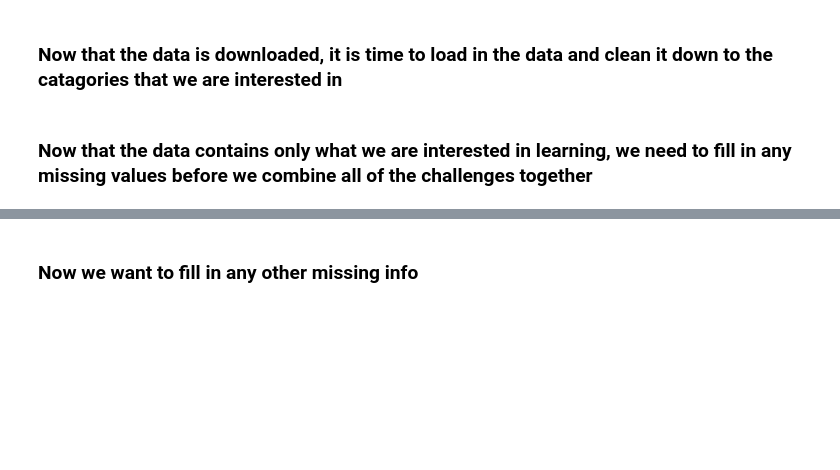
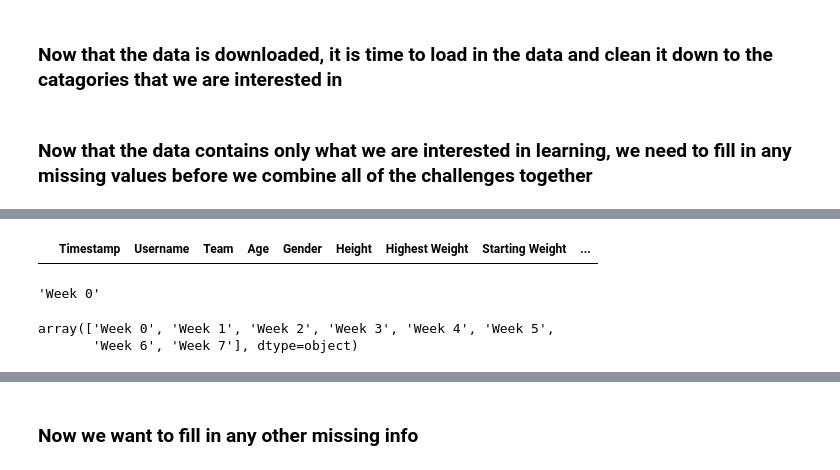
Before and after one commit to csmithchicago/Loseit, a Jupyter notebook: loseit_data.ipynb, the cells around one changed output, grey strips where cells are left out. Drawn from its saved outputs; the diff is of its cells as text; code cells hidden in the pictures; blank space fills up the shorter version.

```diff
--- a/loseit_data.ipynb
+++ b/loseit_data.ipynb
@@ -189,0 +236,42 @@ df.loc[pd.isnull(df['Highest Weight']), 'Highest Weight'] = df['Week 0']
+# %%
+new_cols = ['Final Weight', 'Total Challenge Loss', 'Challenge Percentage Lost', 'Percent of Challenge Goal']
+big_df = pd.DataFrame(columns=(col_names + new_cols))
+
+for data in df_list:
+    print(data[0])
+    df = data[1]
+#     df[df['Team'] == 'Team'] = np.NaN # some of the column names ended up in the rows
+    df.drop(df.tail(3).index,inplace=True)
+
+    print(df.head())
+    df.dropna(subset=['Username', 'Challenge Goal Weight'], axis=0, inplace=True)
+    df.loc[pd.isnull(df['Gender']), 'Gender'] = 'Unknown'
+    df.loc[~df['Gender'].isin(['Female', 'Male', 'Unknown']), 'Gender'] = 'Other'
+    df.loc[pd.isnull(df['Highest Weight']), 'Highest Weight'] = df['Week 0']
+    df['Timestamp'] = df['Timestamp'].fillna(axis=0, method='ffill', limit=10)
+
+    '''
+    Now we need to work on removing those who dropped out of the challenge.
+    First, if only one weigh-in was missed we will fill it with the previous weeks
+    weigh-in. Next, we remove any that are missing the final weigh-in, and lastly,
+    we fill any of the remaining missing values with the previous weeks data.
+    '''
+
+    weight_cols = df.columns.values[13:].tolist()
+    df[weight_cols] = df[weight_cols].fillna(axis=1, method='ffill', limit=1)
+    df.dropna(axis=0, subset=[weight_cols[-1]], inplace=True)
+    df[weight_cols] = df[weight_cols].fillna(axis=1, method='ffill')
+
+    '''
+    Now we want to create a couple more columns for total weight lost,
+    percentage lost, percentage of challenge weight lost
+    '''
+
+    df[new_cols[0]] = df[weight_cols[-1]].astype(np.float64)
+    df[new_cols[1]] = df[weight_cols[0]].astype(np.float64) - df[weight_cols[-1]].astype(np.float64)
+    df[new_cols[2]] = (df[new_cols[1]].astype(np.float64) / df[weight_cols[0]].astype(np.float64)) * 100
+    df[new_cols[3]] = (df[weight_cols[-1]].astype(np.float64) / df['Challenge Goal Weight'].astype(np.float64)) * 100
+    df = df[df.columns.values[:13].tolist() + new_cols]
+
+    print(df.head())
+    big_df.append(df, ignore_index=True)
@@ -189,0 +296,13 @@ df.loc[pd.isnull(df['Highest Weight']), 'Highest Weight'] = df['Week 0']
+# %%
+big_df.head()
+# %% [output]
+|  | Timestamp | Username | Team | Age | Gender | Height | Highest Weight | Starting Weight | ... |
+# %%
+weight_cols[0]
+# %% [output]
+'Week 0'
+# %%
+weight_cols
+# %% [output]
+array(['Week 0', 'Week 1', 'Week 2', 'Week 3', 'Week 4', 'Week 5',
+       'Week 6', 'Week 7'], dtype=object)
```
Also changed, not shown: parts of 17 cells of this notebook.
